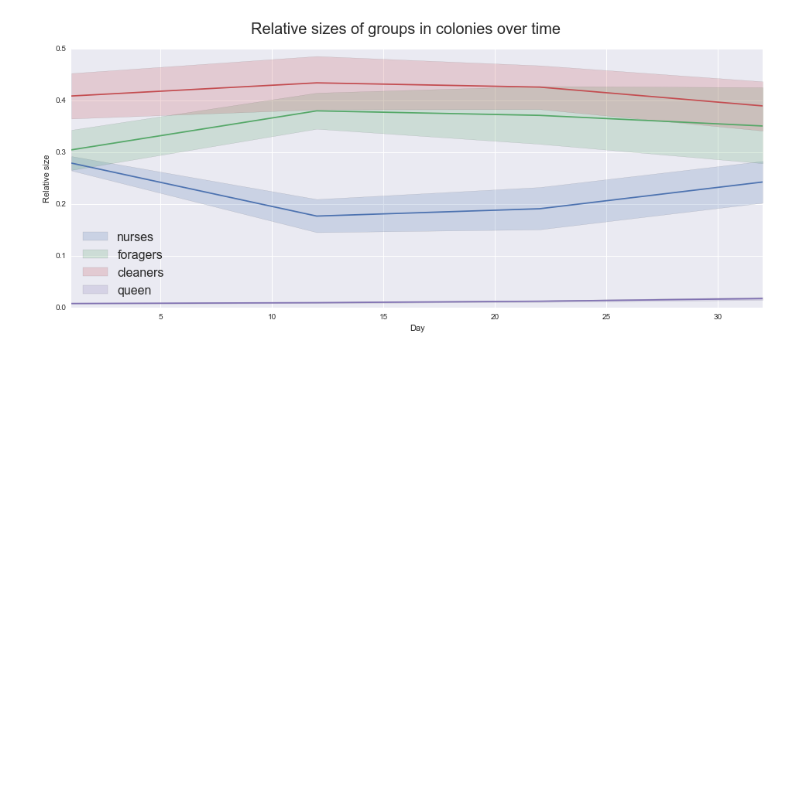
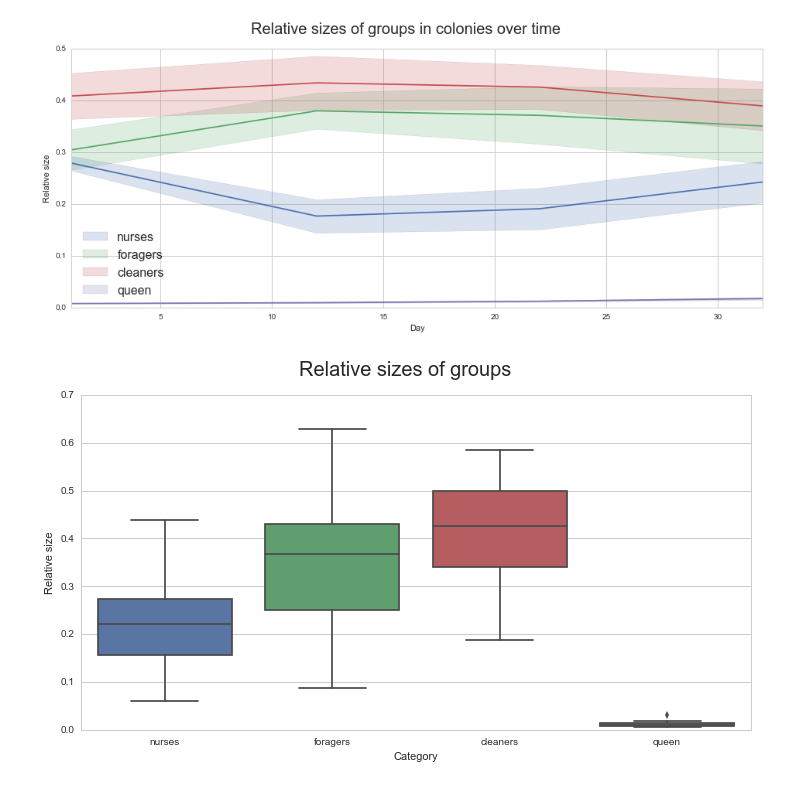
Before and after one commit to nebw/CNA_2016_project, a Jupyter notebook: Colony Graph Visualization.ipynb, the cells around one changed output. Cells and saved outputs as stored; diff of their text form; code cells hidden in the pictures; blank space fills up the shorter version.

```diff
--- a/Colony Graph Visualization.ipynb
+++ b/Colony Graph Visualization.ipynb
@@ -164,3 +209,25 @@ ax.set_ylabel('Relative size')
 _ = fig.suptitle('Relative sizes of groups in colonies over time', fontsize=20)
 # %% [output]
 [figure]
+# %%
+fstacked = np.stack(freqs)
+fdict = []
+for col in np.arange(fstacked.shape[0]):
+    for period in np.arange(fstacked.shape[1]):
+        for cat in np.arange(fstacked.shape[2]):
+            fdict.append({'Colony': col,
+                          'Day': period_start_days[period],
+                          'Category': labelmap[group_freqs.columns[cat]],
+                          'Relative size': fstacked[col, period, cat]})
+fdf = pd.DataFrame(fdict)
+# %%
+sns.set_style("whitegrid")
+# %%
+fig, ax = plt.subplots(figsize=(12, 6))
+
+sns.boxplot(y='Relative size', x='Category', ax=ax, orient='v', #color='gray',
+            data=fdf.groupby('Category').filter(lambda vals: len(vals) > 1))
+
+_ = fig.suptitle('Relative sizes of groups', fontsize=20)
+# %% [output]
+[figure, added]
```
Also changed, not shown: parts of 7 cells of this notebook.
